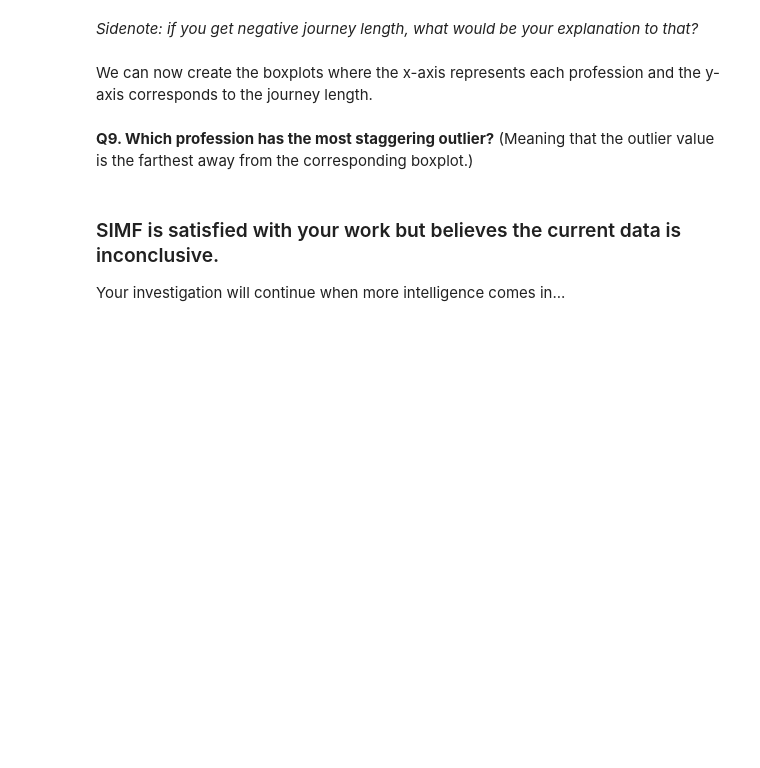
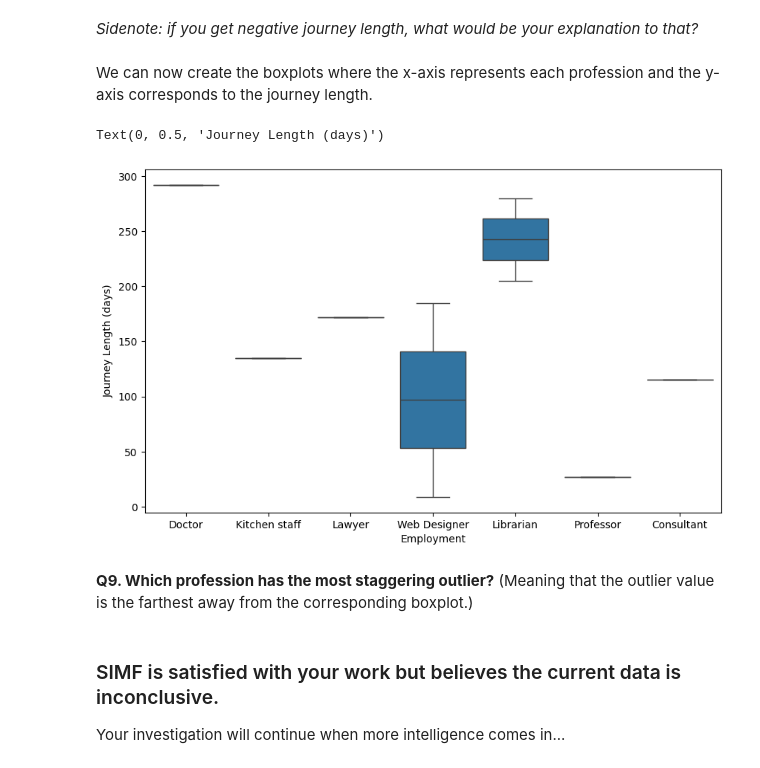
Before and after one commit to clap-b/thedarezone-landing-69064, a Jupyter notebook: Assignements/Part 1/Assignment_part_1.ipynb, the cells around one changed output. Drawn from its saved outputs; the diff is of its cells as text; code cells hidden in the pictures; blank space fills up the shorter version.

```diff
--- a/Assignements/Part 1/Assignment_part_1.ipynb
+++ b/Assignements/Part 1/Assignment_part_1.ipynb
@@ -358,0 +437,14 @@ We can keep on both of these tables the user ID, employment, and departure date
+# %%
+#Your code here
+# Arrivals table
+# Arrivals table
+
+
+arrivals = arrivals_full[["userID", "employment", "arrival_date"]].copy()
+departures = departures_full[["userID", "employment", "departure_date"]].copy()
+
+arrivals_clean = arrivals.dropna(subset=["arrival_date", "employment"])
+departures_clean = departures.dropna(subset=["departure_date", "employment"])
+
+print(arrivals_clean.head(), "\n")
+print(departures_clean.head())
@@ -362,0 +467,12 @@ We can now join the two tables on user ID.
+# %%
+#Your code here
+
+
+
+stays = pd.merge(
+    arrivals_clean,
+    departures_clean,
+    on=["userID", "employment"],
+    how="inner")
+
+print(stays.head())
@@ -368,0 +490,6 @@ We can now create a new feature called journey_length representing the differenc
+# %%
+#Your code here
+stays["journey_length"] = (stays["departure_date"] - stays["arrival_date"]).dt.days
+
+
+print(stays.head())
@@ -375,3 +507,15 @@ We can now create the boxplots where the x-axis represents each profession and t
+# %%
+#Your code here
+import matplotlib.pyplot as plt
+import seaborn as sns
+
+plt.figure(figsize=(10, 6))
+sns.boxplot(x="employment", y="journey_length", data=stays)
+plt.xlabel("Employment")
+plt.ylabel("Journey Length (days)")
+# %% [output]
+Text(0, 0.5, 'Journey Length (days)')
+[figure, added]
 # %% [markdown]
 **Q9. Which profession has the most staggering outlier?**
 (Meaning that the outlier value is the farthest away from the corresponding boxplot.)
```
Also changed, not shown: parts of 14 cells of this notebook.
